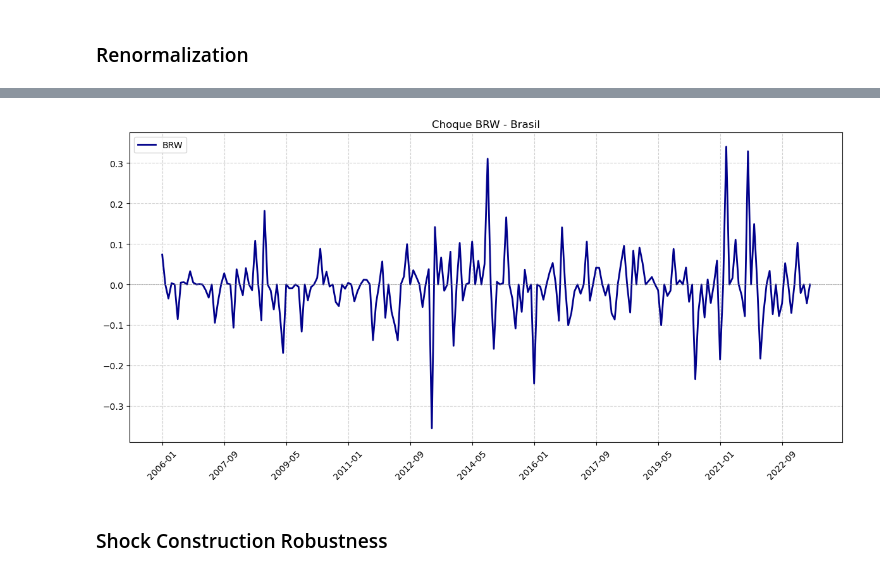
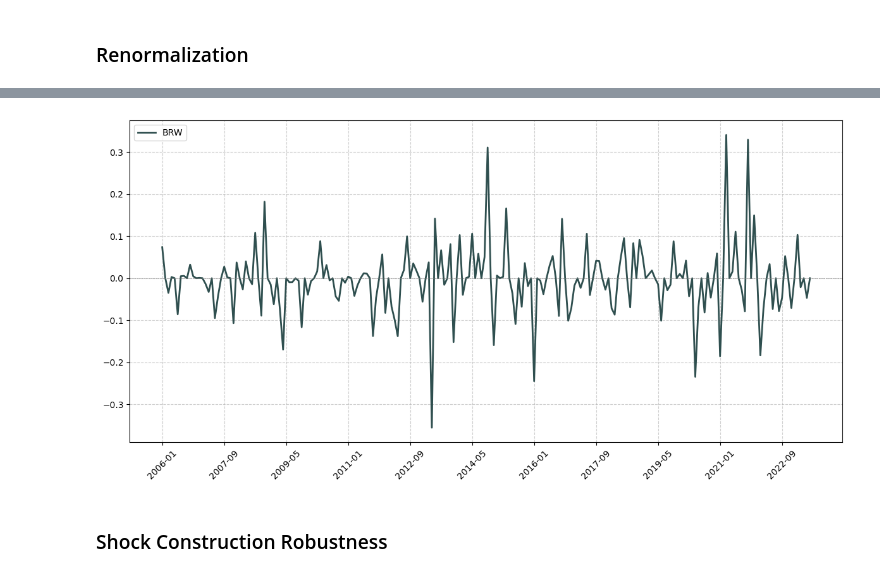
Before and after one commit to araujogab/Monetary-Shocks, a Jupyter notebook: Brasil/BRW/BRW_BR.ipynb, the cells around one changed output, grey strips where cells are left out. Saved outputs shown, nothing was run; the diff lists cells and outputs as text; code cells hidden in the pictures.

```diff
--- a/Brasil/BRW/BRW_BR.ipynb
+++ b/Brasil/BRW/BRW_BR.ipynb
@@ -358,32 +396,37 @@ print(data_monthly)
 # %%
+
+
 # Converter valores do tipo Period para datetime
 mdate_values = data_monthly["mdate"]
 new_shock_values = data_monthly["BRW_daily"]
 
 # Configuração do estilo do gráfico
 plt.figure(figsize=(12, 6))
-plt.plot(mdate_values, new_shock_values, color='darkblue', linewidth=2, label='BRW')
-plt.title("Choque BRW - Brasil")
+plt.plot(mdate_values, new_shock_values, color='DarkSlateGray', linewidth=2, label='BRW')
+#plt.title("BRW Shock - Brazil")
 #plt.xlabel("Data")
 #plt.ylabel("Valor do Choque")
 plt.grid(True, linestyle='--', alpha=0.6)
 plt.legend(loc='upper left')
 
 # Personalização do eixo x
 ax = plt.gca()
 ax.xaxis.set_major_locator(MaxNLocator(nbins=12))
 plt.xticks(rotation=45)
 
 # Adicionando grade horizontal
 plt.axhline(0, color='gray', linestyle='--', linewidth=0.5)
 
 # Ajustando margens e espaçamento
 plt.tight_layout()
 
+# Exportar o gráfico como um arquivo PNG
+plt.savefig('brw_shock_graph.png', dpi=300, bbox_inches='tight')
+
 # Exibindo o gráfico
 plt.show()
 # %% [output]
-[figure, old version]
+[figure, new version]
 # %% [markdown]
 ### Shock Construction Robustness
 # %%
```
Also changed, not shown: parts of 5 cells of this notebook.
